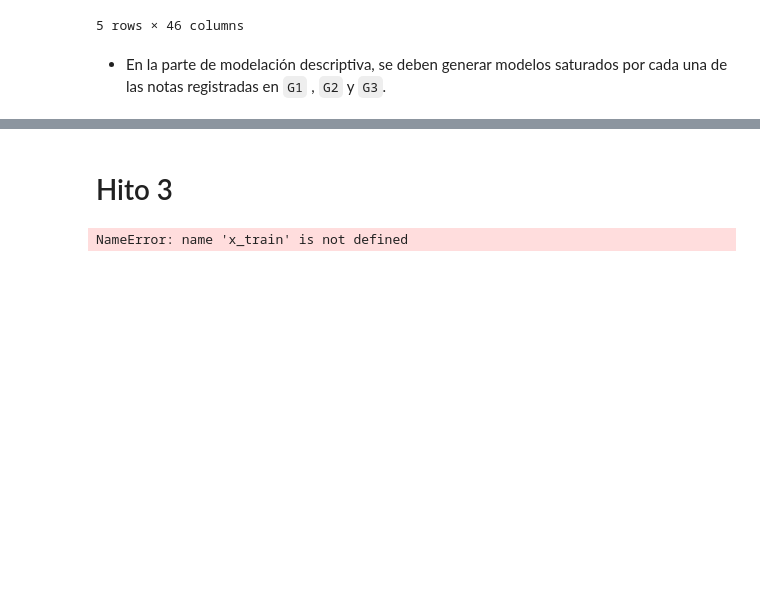
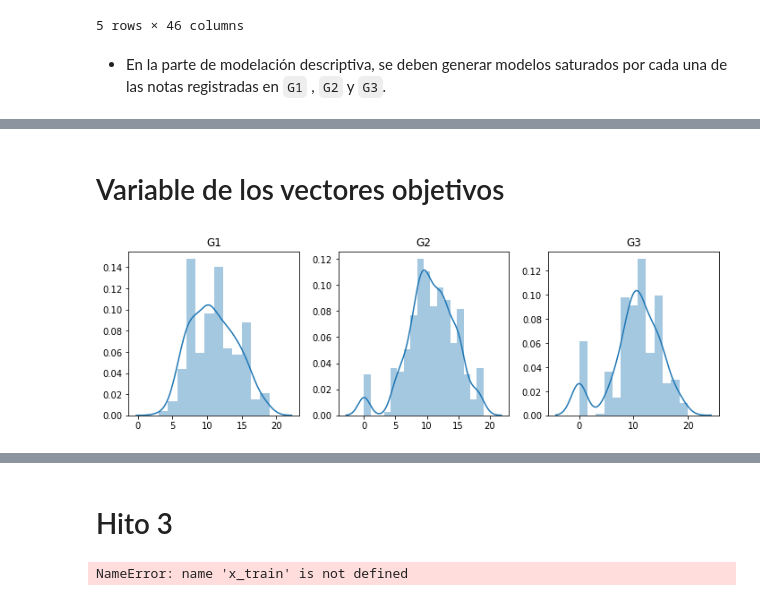
Before and after one commit to lporras/prueba-fundamentos-data-science, a Jupyter notebook: Desafio 2 Rendimiento escolar.ipynb, the cells around one changed output, grey strips where cells are left out. Saved outputs shown, nothing was run; the diff lists cells and outputs as text; code cells hidden in the pictures; blank space fills up the shorter version.

```diff
--- a/Desafio 2 Rendimiento escolar.ipynb
+++ b/Desafio 2 Rendimiento escolar.ipynb
@@ -319,0 +330,6 @@ df_escolar.sample(5)
+# %% [markdown]
+# Variable de los vectores objetivos
+# %%
+utils.visualize_rows(df_escolar.filter(['G1', 'G2', 'G3']))
+# %% [output]
+[figure, added]
```
Also changed, not shown: parts of 14 cells of this notebook, 1 other file.
